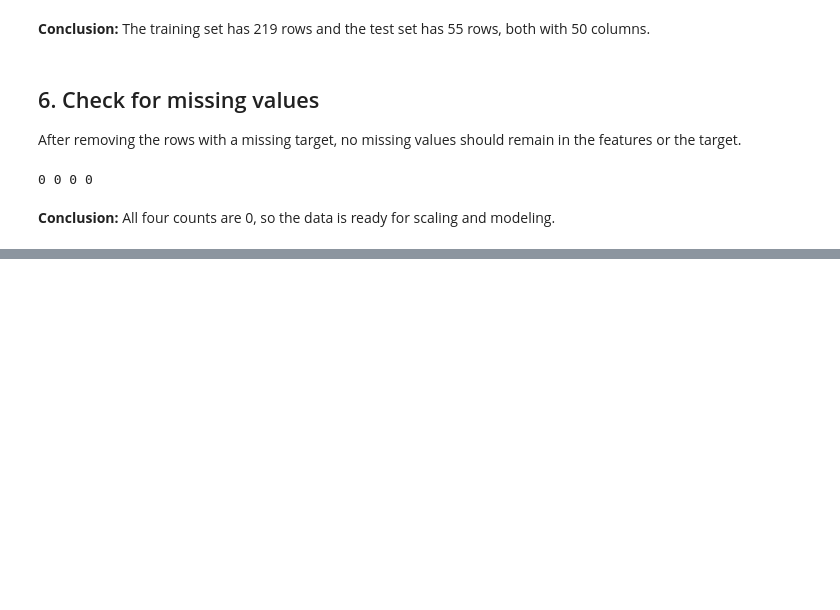
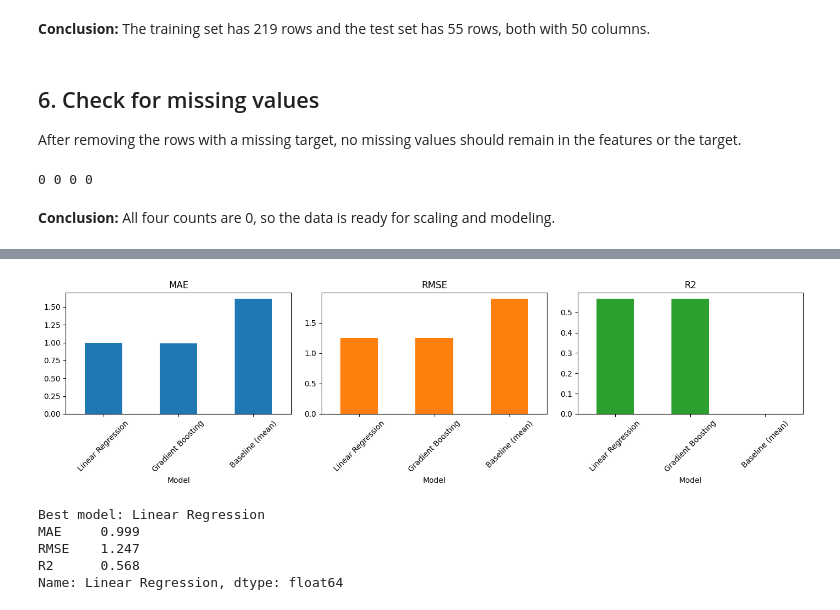
Before and after one commit to Mona1AlShmammari/Al_usage, a Jupyter notebook: Notebooks/02_Modeling_and_Preprocessing.ipynb, the cells around one changed output, grey strips where cells are left out. Saved outputs shown, nothing was run; the diff lists cells and outputs as text; code cells hidden in the pictures; blank space fills up the shorter version.

Commit message:
Add modeling notebook and saved models

```diff
--- a/Notebooks/02_Modeling_and_Preprocessing.ipynb
+++ b/Notebooks/02_Modeling_and_Preprocessing.ipynb
@@ -155,0 +222,12 @@ print(X_train.isnull().sum().sum(), X_test.isnull().sum().sum(), y_train.isnull(
+# %%
+cv = KFold(n_splits=5, shuffle=True, random_state=42)
+
+rows = []
+for name, model in models.items():
+    r2 = cross_val_score(model, X_train, y_train, cv=cv, scoring="r2")
+    rmse = -cross_val_score(model, X_train, y_train, cv=cv, scoring="neg_root_mean_squared_error")
+    rows.append({"Model": name, "CV R2 mean": r2.mean(),
+ "CV R2 std": r2.std(), "CV RMSE": rmse.mean()})
+
+cv_results = pd.DataFrame(rows).set_index("Model").round(3)
+cv_results
@@ -155,0 +281,15 @@ print(X_train.isnull().sum().sum(), X_test.isnull().sum().sum(), y_train.isnull(
+# %%
+def evaluate(model, name):
+    pred = model.predict(X_test)
+    return {"Model": name,
+            "MAE": mean_absolute_error(y_test, pred),
+            "RMSE": np.sqrt(mean_squared_error(y_test, pred)),
+             "R2": r2_score(y_test, pred)}
+
+baseline = DummyRegressor(strategy="mean").fit(X_train, y_train)
+
+results = pd.DataFrame(
+    [evaluate(m, n) for n, m in tuned_models.items()] + [evaluate(baseline, "Baseline (mean)")]
+)
+results = results.set_index("Model").round(3).sort_values("R2", ascending=False)
+results
@@ -155,0 +307,20 @@ print(X_train.isnull().sum().sum(), X_test.isnull().sum().sum(), y_train.isnull(
+# %%
+os.makedirs("../Images", exist_ok=True)
+
+results.plot(kind="bar", subplots=True, layout=(1, 3), figsize=(14, 4), legend=False, rot=45)
+plt.tight_layout()
+plt.savefig("../Images/model_comparison.png", dpi=150, bbox_inches="tight")
+plt.show()
+
+real_results = results.drop(index="Baseline (mean)")
+best_name = real_results["R2"].idxmax()
+best_model = tuned_models[best_name]
+print("Best model:", best_name)
+print(real_results.loc[best_name])
+# %% [output]
+[figure, added]
+Best model: Linear Regression
+MAE     0.999
+RMSE    1.247
+R2      0.568
+Name: Linear Regression, dtype: float64
```
Also changed, not shown: parts of 23 cells of this notebook, 8 other files.
